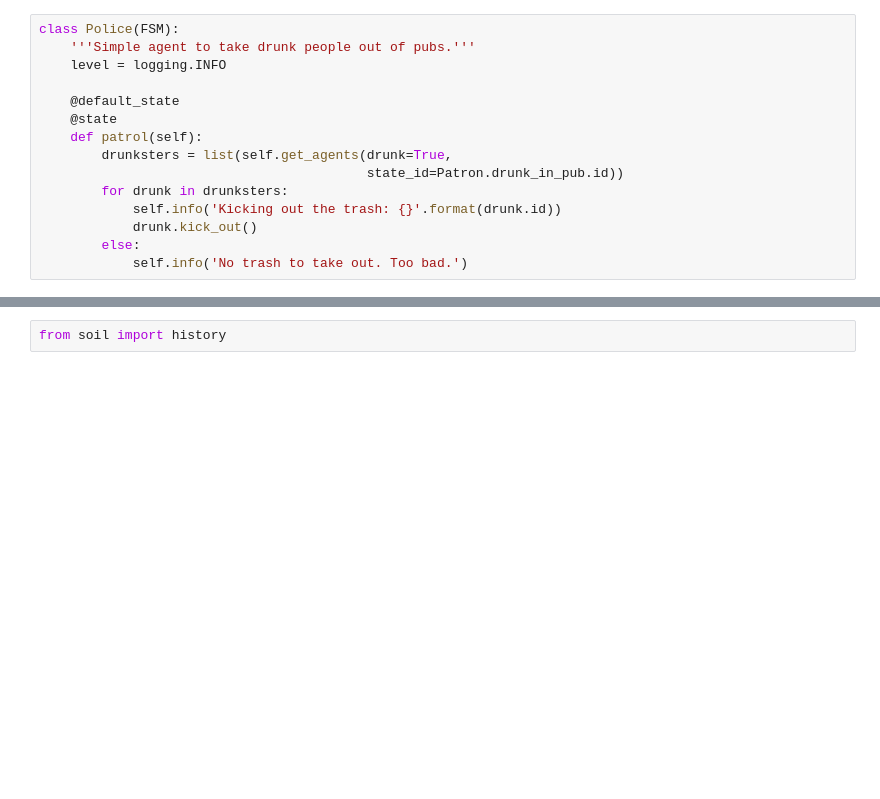
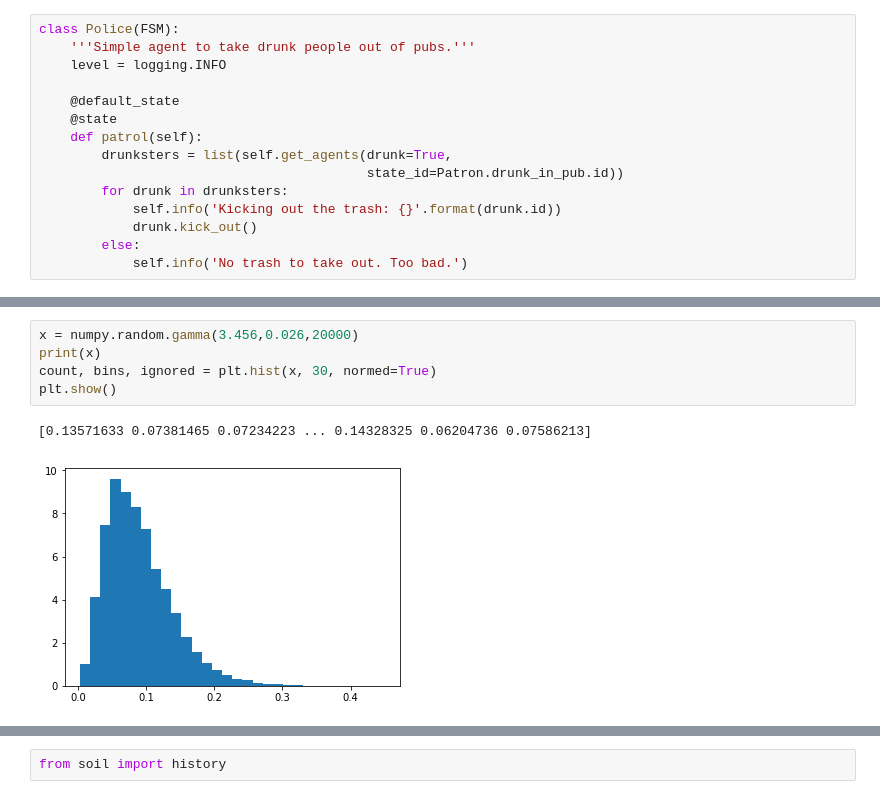
Before and after one commit to amujica/Pubcrawl, a Jupyter notebook: pubcrawl.ipynb, the cells around one changed output, grey strips where cells are left out. Drawn from its saved outputs; the diff is of its cells as text; blank space fills up the shorter version.

```diff
--- a/pubcrawl.ipynb
+++ b/pubcrawl.ipynb
@@ -583,0 +502,8 @@ analisis.values
+# %%
+x = numpy.random.gamma(3.456,0.026,20000)
+print(x)
+count, bins, ignored = plt.hist(x, 30, normed=True)
+plt.show()
+# %% [output]
+[0.13571633 0.07381465 0.07234223 ... 0.14328325 0.06204736 0.07586213]
+[figure, added]
```
Also changed, not shown: parts of 16 cells of this notebook, 2 other files.
